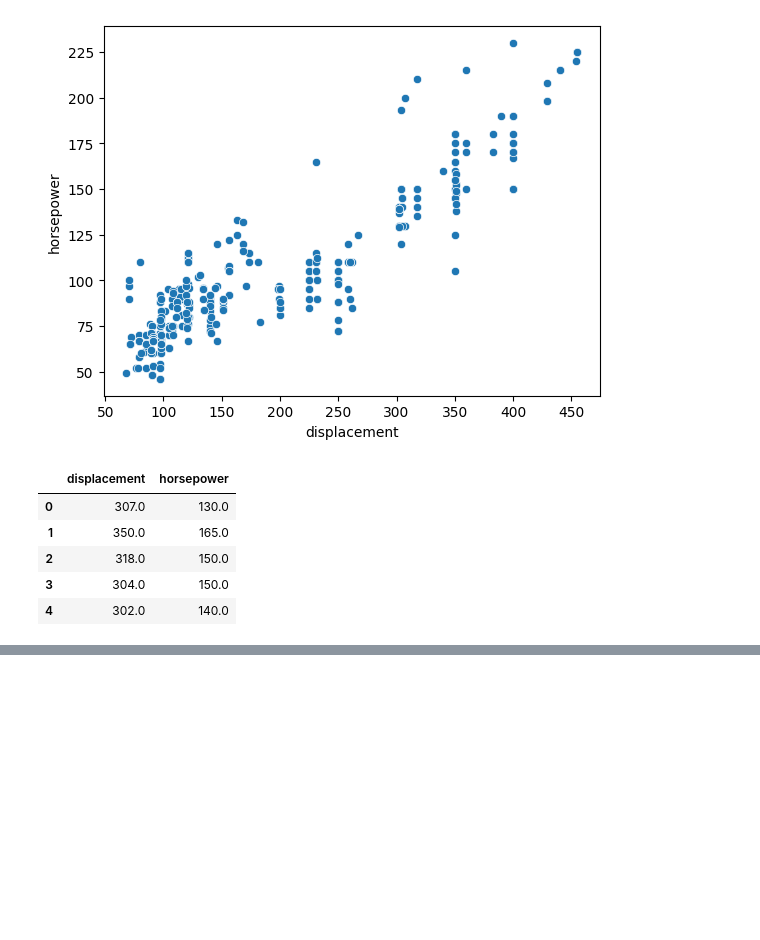
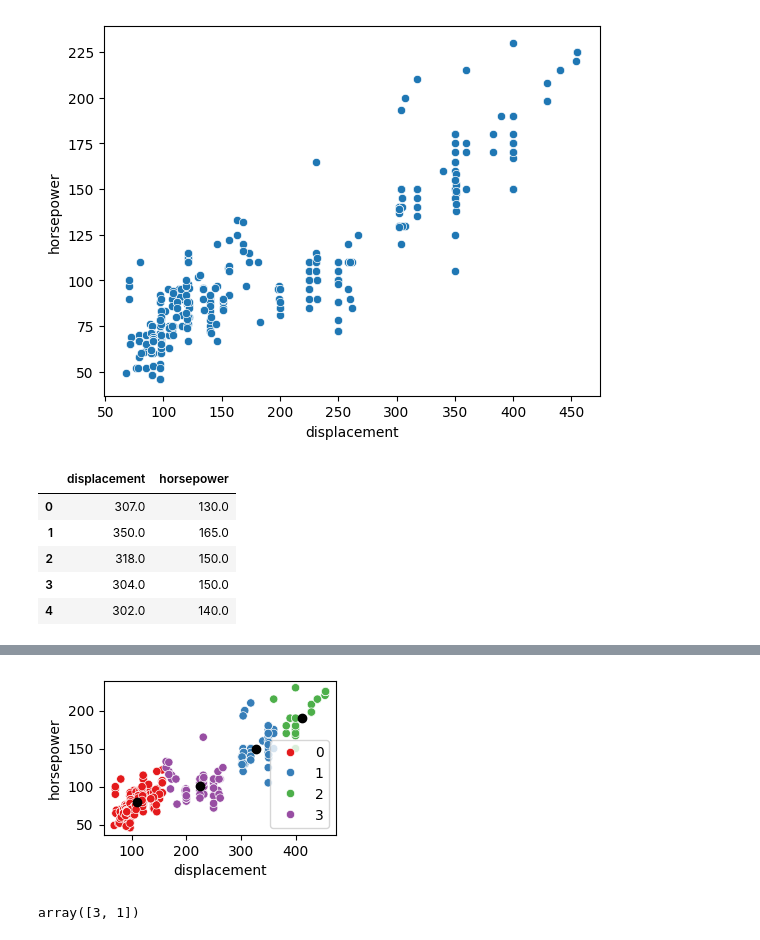
Before and after one commit to GameNPN/KU-Data-Science, a Jupyter notebook: Week 8/Data-Mining_Learning.ipynb, the cells around one changed output, grey strips where cells are left out. Drawn from its saved outputs; the diff is of its cells as text; code cells hidden in the pictures; blank space fills up the shorter version.

```diff
--- a/Week 8/Data-Mining_Learning.ipynb
+++ b/Week 8/Data-Mining_Learning.ipynb
@@ -80,0 +109,11 @@ model.fit(df2)
+# %%
+plt.figure(figsize=[3,2])
+sns.scatterplot(data=df2 , x='displacement',y='horsepower',hue=model.labels_ , palette='Set1')
+plt.scatter(model.cluster_centers_[:,0],model.cluster_centers_[:,1],color='#000')
+plt.show()
+# %% [output]
+[figure, added]
+# %%
+model.predict([[200,100],[350,150]])
+# %% [output]
+array([3, 1])
```
Also changed, not shown: parts of 7 cells of this notebook, 8 other files.
